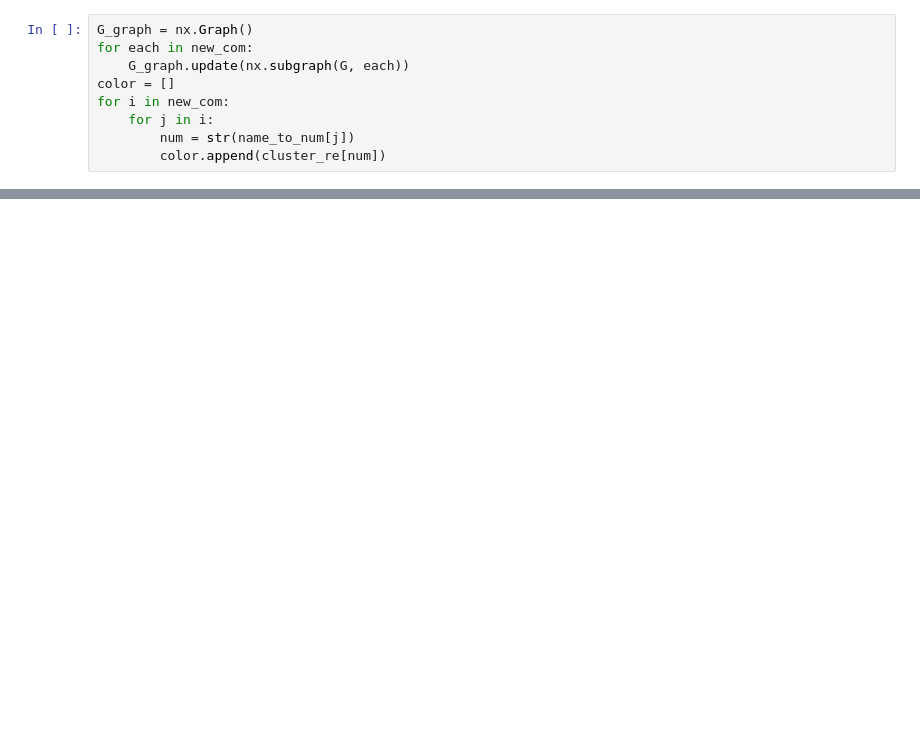
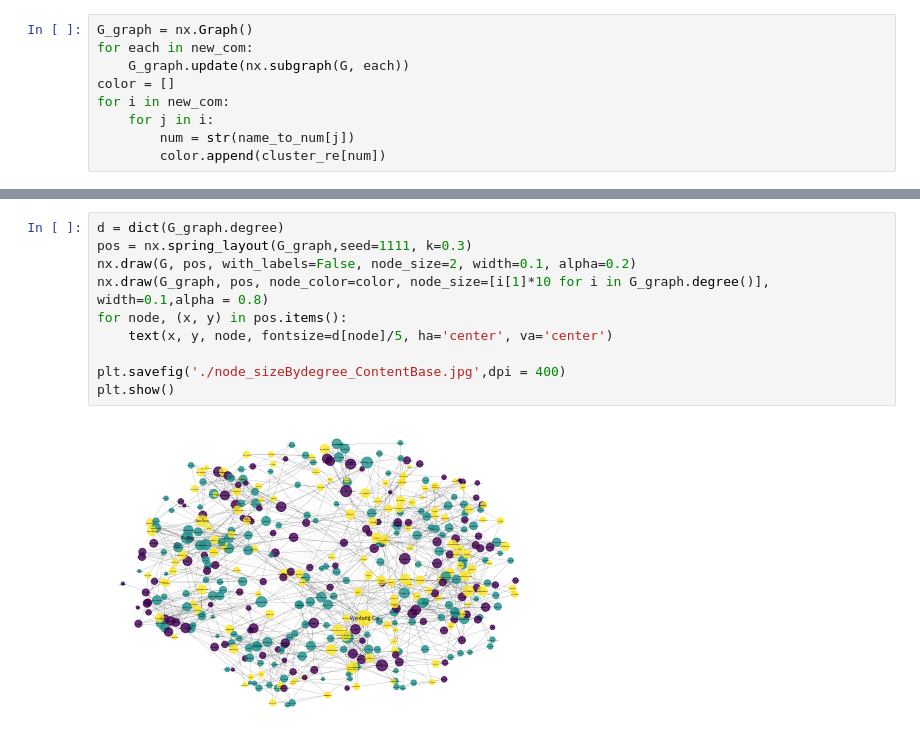
Before and after one commit to SamWqc/WebAnalytics, a Jupyter notebook: Visuialization.ipynb, the cells around one changed output, grey strips where cells are left out. Drawn from its saved outputs; the diff is of its cells as text; blank space fills up the shorter version.

```diff
--- a/Visuialization.ipynb
+++ b/Visuialization.ipynb
@@ -57,0 +118,12 @@ plt.show()
+# %%
+d = dict(G_graph.degree)
+pos = nx.spring_layout(G_graph,seed=1111, k=0.3)
+nx.draw(G, pos, with_labels=False, node_size=2, width=0.1, alpha=0.2)
+nx.draw(G_graph, pos, node_color=color, node_size=[i[1]*10 for i in G_graph.degree()], width=0.1,alpha = 0.8)
+for node, (x, y) in pos.items():
+    text(x, y, node, fontsize=d[node]/5, ha='center', va='center')
+
+plt.savefig('./node_sizeBydegree_ContentBase.jpg',dpi = 400)
+plt.show()
+# %% [output]
+[figure, added]
```
Also changed, not shown: parts of 21 cells of this notebook, 24 other files.
